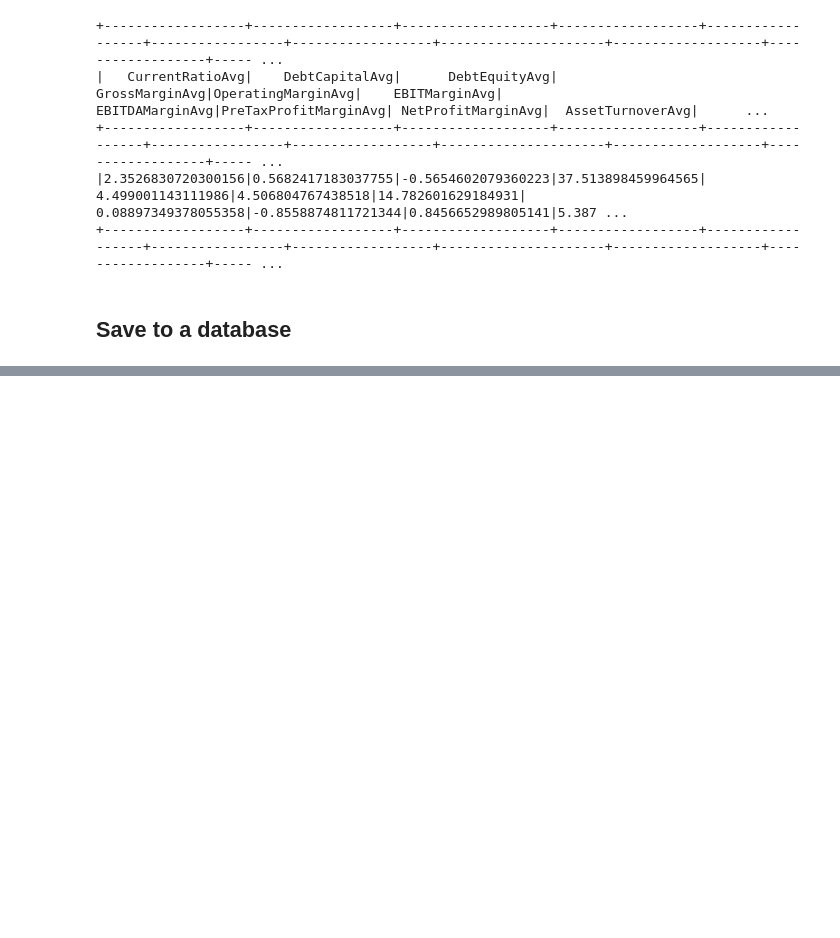
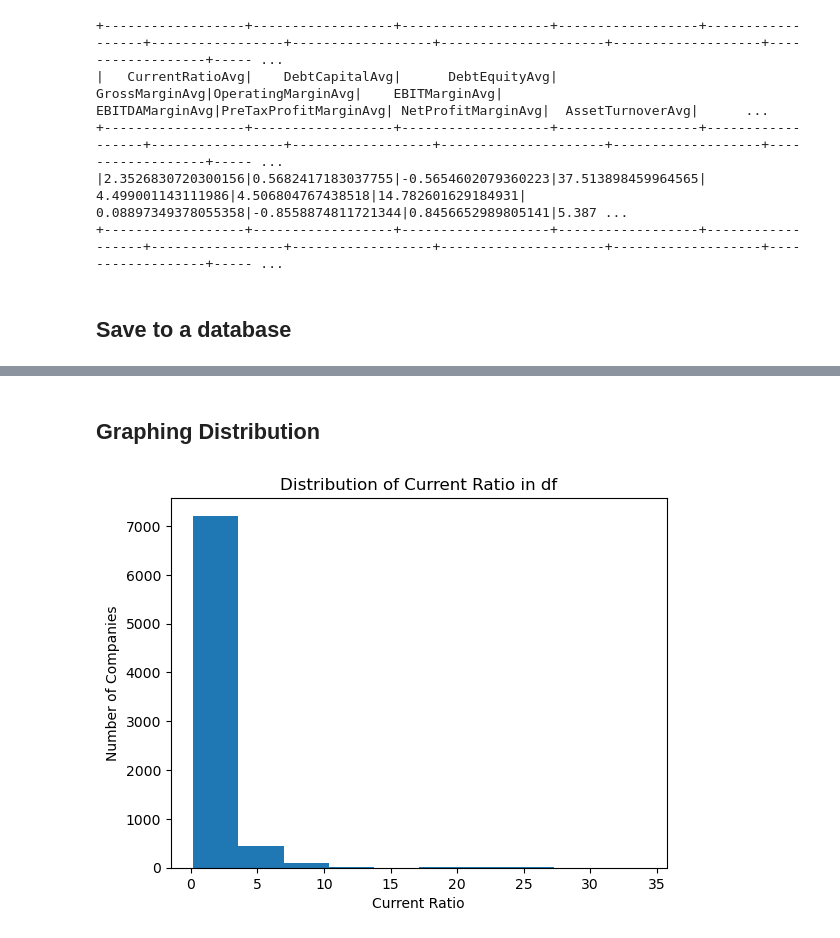
Before and after one commit to ericjjohnson2/corporate_credit_rating, a Jupyter notebook: app/data_import.ipynb, the cells around one changed output, grey strips where cells are left out. Drawn from its saved outputs; the diff is of its cells as text; code cells hidden in the pictures; blank space fills up the shorter version.

Commit message:
added some distribution charts to compare features

```diff
--- a/app/data_import.ipynb
+++ b/app/data_import.ipynb
@@ -310,16 +310,16 @@ spark.sql(query).show(500)
 # %% [markdown]
 ## Save to a database
 # %%
-# # Create a database
-# conn = sqlite3.connect('../data/db.sqlite')
-# conn.close()
+# Create a database
+conn = sqlite3.connect('../data/db.sqlite')
+conn.close()
 
-# # Connect to the database
-# conn = sqlite3.connect('../data/db.sqlite')
+# Connect to the database
+conn = sqlite3.connect('../data/db.sqlite')
 
-# # Import CSV into database
-# df = pd.read_csv('../data/ratings.csv')
+# Import CSV into database
+df = pd.read_csv('../data/ratings.csv')
 
-# df.to_sql('ratings', conn, index=False, if_exists='replace', dtype={'id': 'INTEGER PRIMARY KEY'})
+df.to_sql('ratings', conn, index=False, if_exists='replace', dtype={'id': 'INTEGER PRIMARY KEY'})
 
-# conn.close()
+conn.close()
@@ -325,0 +348,12 @@ spark.sql(query).show(500)
+# %% [markdown]
+## Graphing Distribution
+# %%
+plt.hist(df['Current Ratio'])
+
+plt.xlabel('Current Ratio')
+plt.ylabel('Number of Companies')
+plt.title('Distribution of Current Ratio in df')
+
+plt.show()
+# %% [output]
+[figure, added]
```
Also changed, not shown: parts of 13 cells of this notebook, 1 other file.
